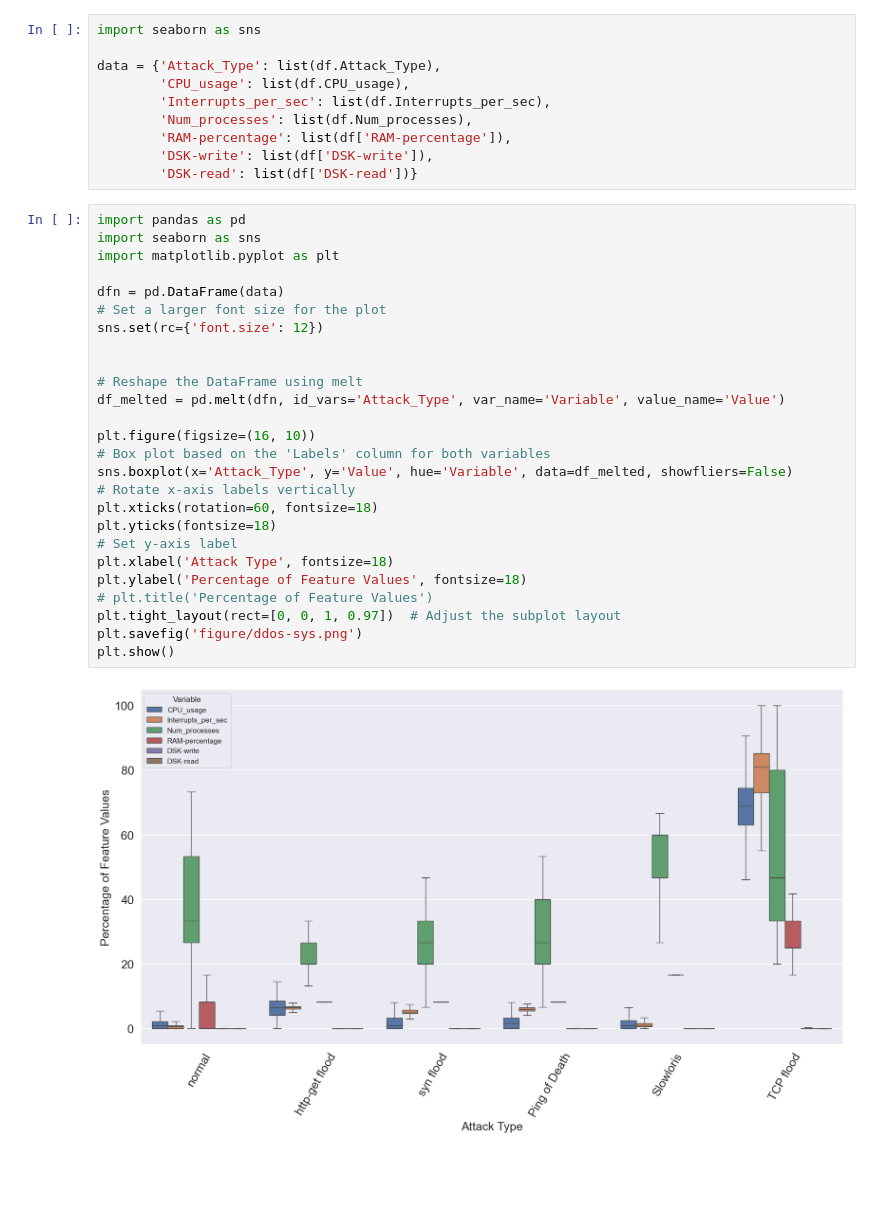
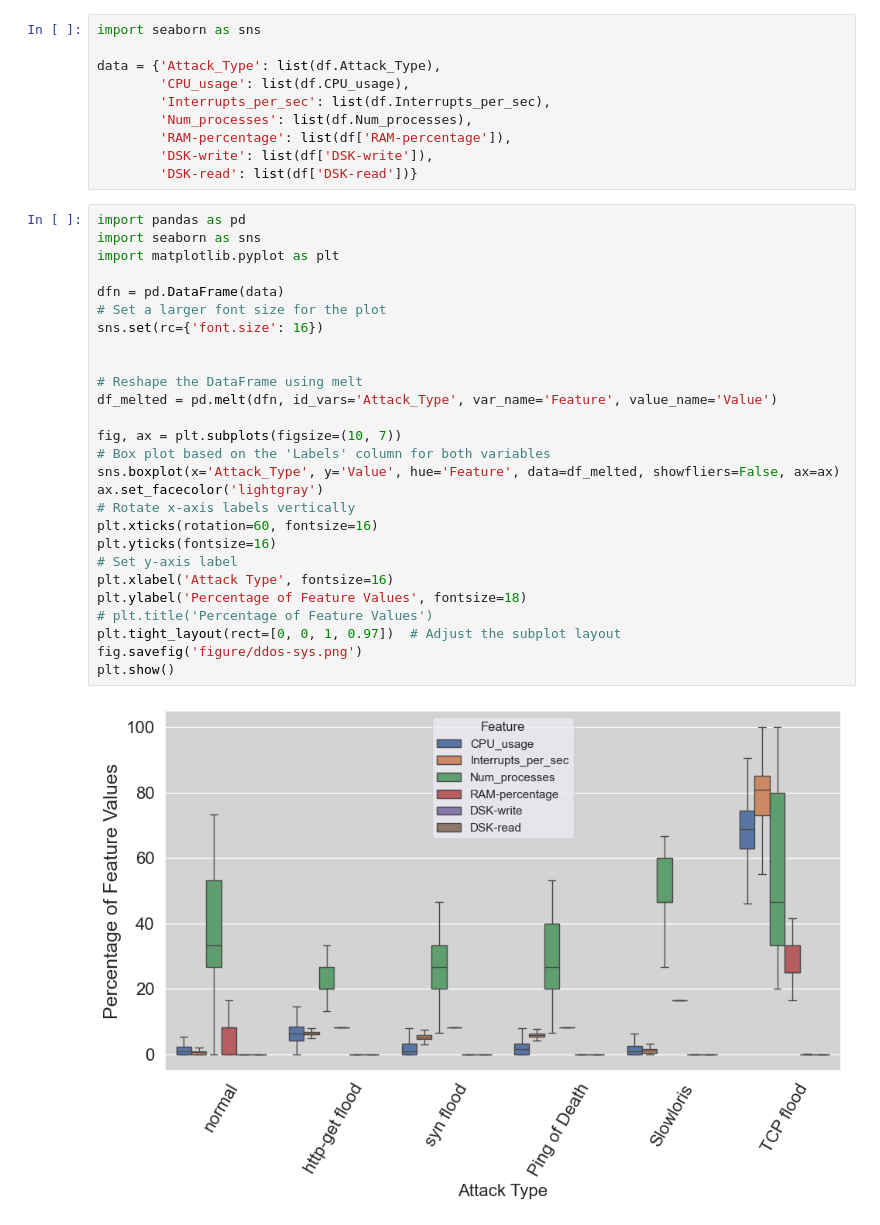
Before and after one commit to SmartSecLab/DDoS-detect., a Jupyter notebook: plots.ipynb, the cells around one changed output. Saved outputs shown, nothing was run; the diff lists cells and outputs as text; blank space fills up the shorter version.

Commit message:
increased the font size of the plot

```diff
--- a/plots.ipynb
+++ b/plots.ipynb
@@ -161,28 +161,29 @@ data = {'Attack_Type': list(df.Attack_Type),
 # %%
 import pandas as pd
 import seaborn as sns
 import matplotlib.pyplot as plt
 
 dfn = pd.DataFrame(data)
 # Set a larger font size for the plot
-sns.set(rc={'font.size': 12})
+sns.set(rc={'font.size': 16})
 
 
 # Reshape the DataFrame using melt
-df_melted = pd.melt(dfn, id_vars='Attack_Type', var_name='Variable', value_name='Value')
+df_melted = pd.melt(dfn, id_vars='Attack_Type', var_name='Feature', value_name='Value')
 
-plt.figure(figsize=(16, 10))
+fig, ax = plt.subplots(figsize=(10, 7))
 # Box plot based on the 'Labels' column for both variables
-sns.boxplot(x='Attack_Type', y='Value', hue='Variable', data=df_melted, showfliers=False)
+sns.boxplot(x='Attack_Type', y='Value', hue='Feature', data=df_melted, showfliers=False, ax=ax)
+ax.set_facecolor('lightgray')
 # Rotate x-axis labels vertically
-plt.xticks(rotation=60, fontsize=18)
-plt.yticks(fontsize=18)
+plt.xticks(rotation=60, fontsize=16)
+plt.yticks(fontsize=16)
 # Set y-axis label
-plt.xlabel('Attack Type', fontsize=18)
+plt.xlabel('Attack Type', fontsize=16)
 plt.ylabel('Percentage of Feature Values', fontsize=18)
 # plt.title('Percentage of Feature Values')
 plt.tight_layout(rect=[0, 0, 1, 0.97])  # Adjust the subplot layout
-plt.savefig('figure/ddos-sys.png')
+fig.savefig('figure/ddos-sys.png')
 plt.show()
 # %% [output]
-[figure, old version]
+[figure, new version]
```
Also changed, not shown: parts of 1 cell of this notebook, 1 other file.
